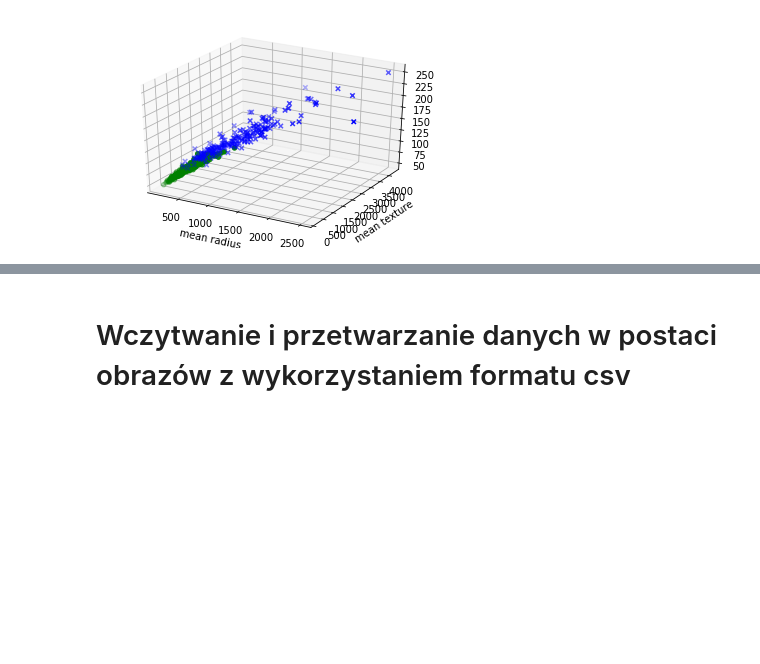
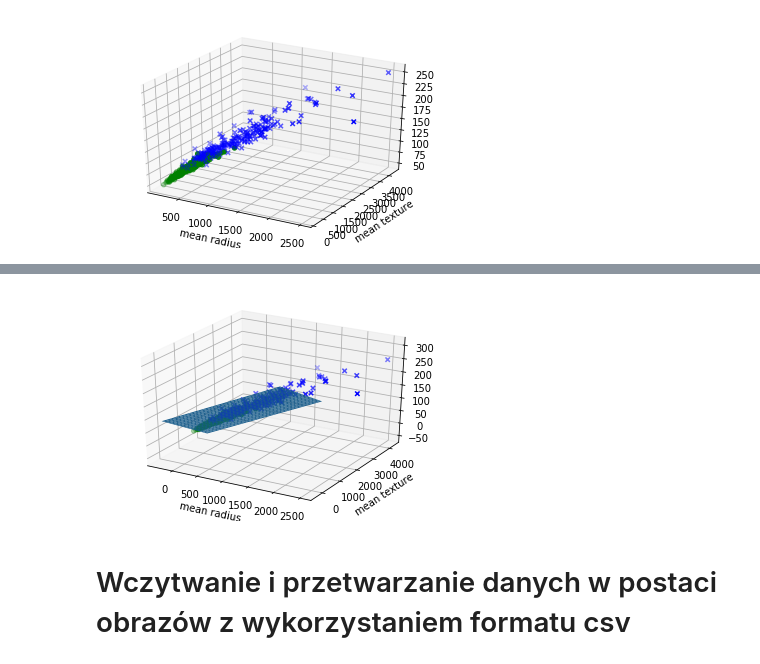
Before and after one commit to JustynaKloc/MachineLearning, a Jupyter notebook: Laboratorium 1/Laboratorium 1 - Wprowadzenie.ipynb, the cells around one changed output, grey strips where cells are left out. Cells and saved outputs as stored; diff of their text form; code cells hidden in the pictures; blank space fills up the shorter version.

```diff
--- a/Laboratorium 1/Laboratorium 1 - Wprowadzenie.ipynb
+++ b/Laboratorium 1/Laboratorium 1 - Wprowadzenie.ipynb
@@ -438,3 +447,28 @@ plt.show()
+# %%
+#plot_surface do narysowania płaszczyny pozwalającej na rozróżnienie dwóch klas
+from sklearn.svm import SVC
+
+fig = plt.figure()
+ax = fig.add_subplot(111, projection='3d')
+
+svc = SVC(kernel='linear')
+svc.fit(X_train,y_data)
+
+z = lambda x,y: (-svc.intercept_[0]-svc.coef_[0][0]*x-svc.coef_[0][1]*y) / svc.coef_[0][2]
+tmp = np.linspace(-300,2000,51)
+x,y = np.meshgrid(tmp,tmp)
+
+ax.plot_surface(x,y,z(x,y))
+
+ax.scatter(X_train[y_data==0,0],X_train[y_data==0,1],X_train[y_data==0,2], c='b', marker='x', label=dataset.target_names[0])
+ax.scatter(X_train[y_data==1,0],X_train[y_data==1,1],X_train[y_data==1,2], c='g', marker='o', label=dataset.target_names[1])
+
+ax.set_xlabel(dataset.feature_names[0])
+ax.set_ylabel(dataset.feature_names[1])
+
+plt.show()
+# %% [output]
+[figure, added]
 # %% [markdown]
 <H1>Wczytwanie i przetwarzanie danych w postaci obrazów z wykorzystaniem formatu csv</H1>
 # %% [markdown]
```
Also changed, not shown: parts of 14 cells of this notebook.
